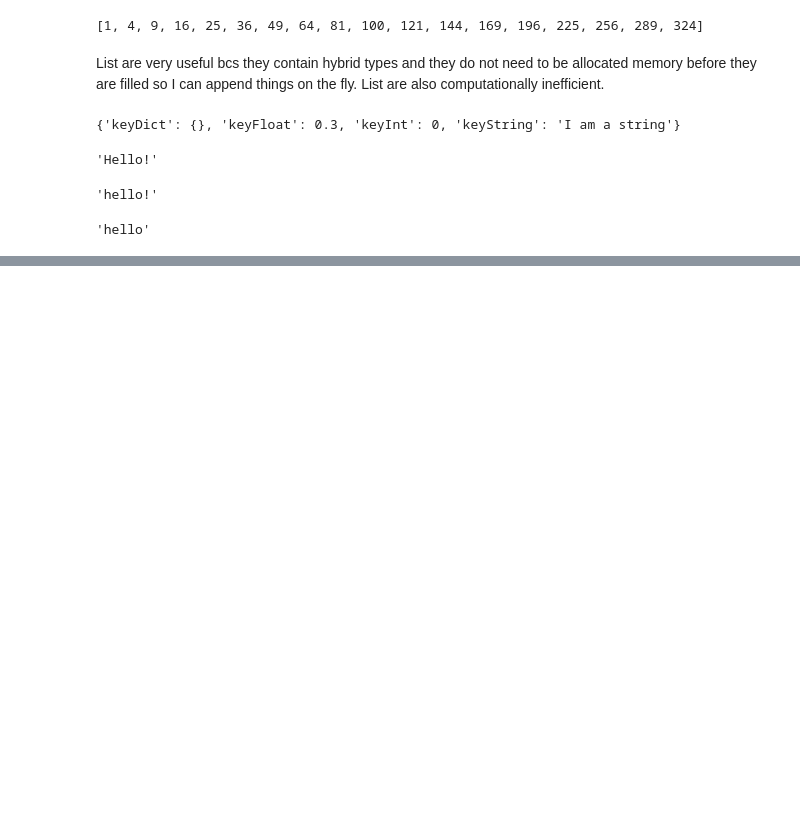
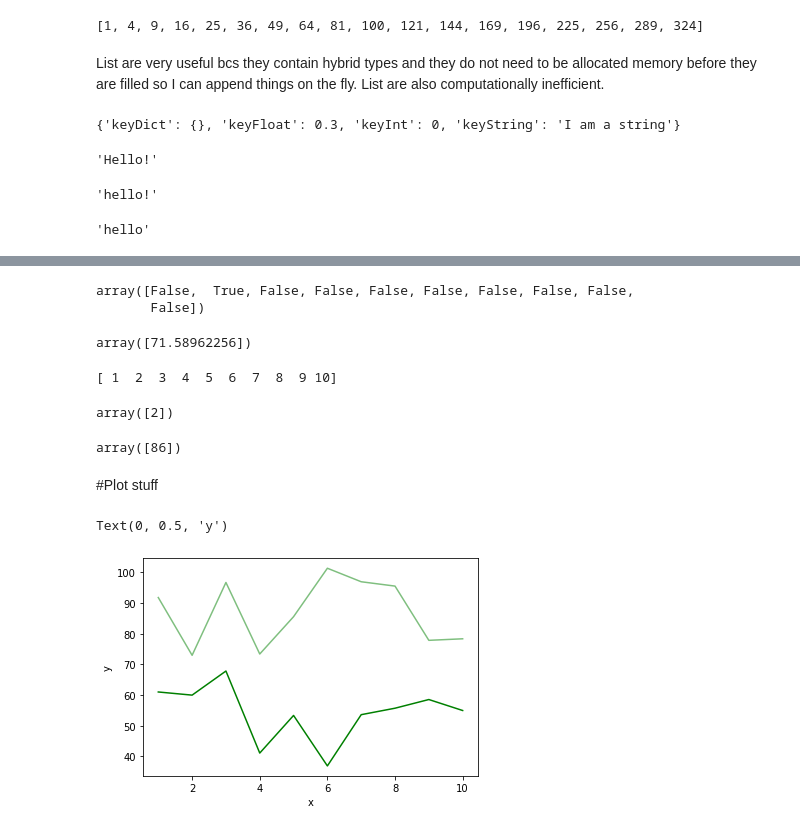
Before and after one commit to MarcoM95/MLPNS2021, a Jupyter notebook: pyBootUnipr.ipynb, the cells around one changed output, grey strips where cells are left out. Cells and saved outputs as stored; diff of their text form; code cells hidden in the pictures; blank space fills up the shorter version.

```diff
--- a/pyBootUnipr.ipynb
+++ b/pyBootUnipr.ipynb
@@ -127,0 +386,2 @@ stringVariable.replace("!",'')
+# %%
+tt = np.load("busTimeTable.npy")
@@ -127,0 +458,3 @@ stringVariable.replace("!",'')
+# %%
+hours = np.arange(1,11)
+hours
@@ -127,0 +486,30 @@ stringVariable.replace("!",'')
+# %%
+ttmean0 == ttmean0.max()
+# %% [output]
+array([False,  True, False, False, False, False, False, False, False,
+       False])
+# %%
+ttmean0[ttmean0 == ttmean0.max()]
+# %% [output]
+array([71.58962256])
+# %%
+print(hours)
+hours[ttmean0 == ttmean0.max()]
+# %% [output]
+[ 1  2  3  4  5  6  7  8  9 10]
+array([2])
+# %%
+busses[ttmean1 == ttmean1.max()]
+# %% [output]
+array([86])
+# %% [markdown]
+#Plot stuff
+# %%
+import pylab as plt
+plt.plot(hours,tt[0],color="Green", alpha=0.5)
+plt.plot(hours,tt[1],color="Green", alpha=1)
+plt.xlabel('x')
+plt.ylabel('y')
+# %% [output]
+Text(0, 0.5, 'y')
+[figure, added]
```
Also changed, not shown: parts of 73 cells of this notebook.
